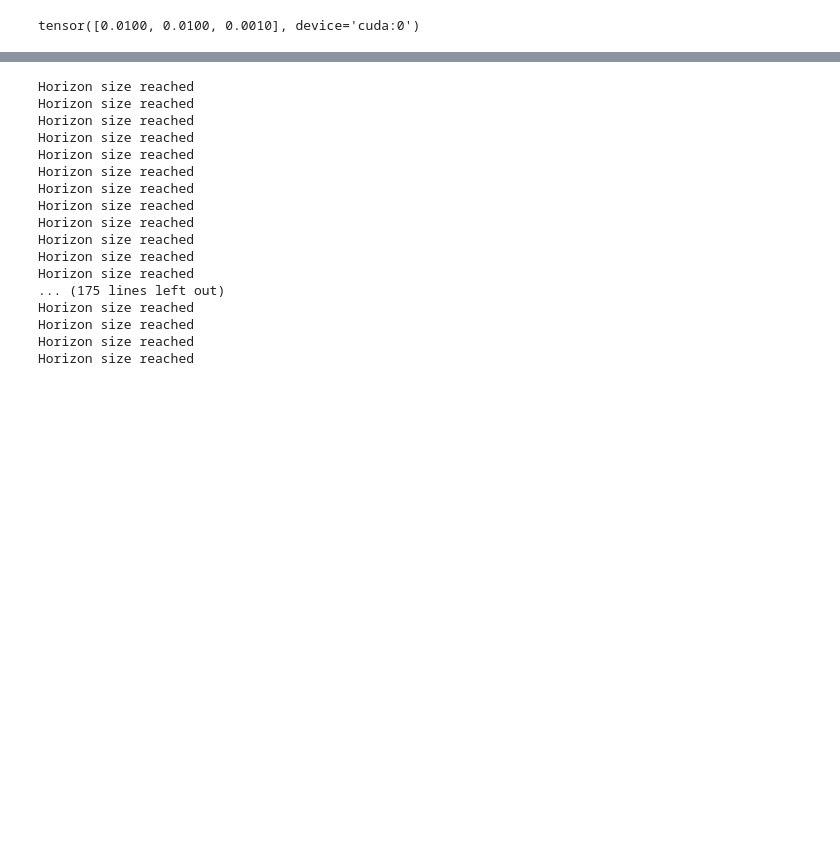
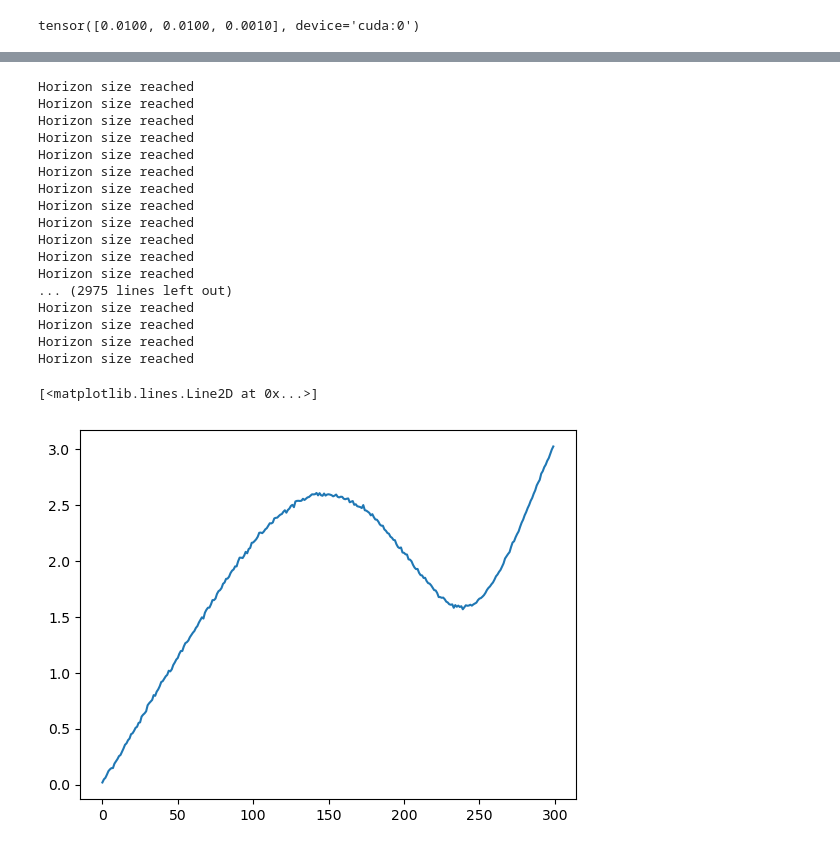
Before and after one commit to r4hul77/Bayesian_Calibration, a Jupyter notebook: Untitled.ipynb, the cells around one changed output, grey strips where cells are left out. Cells and saved outputs as stored; diff of their text form; code cells hidden in the pictures; blank space fills up the shorter version.

```diff
--- a/Untitled.ipynb
+++ b/Untitled.ipynb
@@ -113,7 +113,8 @@ outs = []
 for i in range(gps_data.shape[0]):
     for j in range(9):
         calibrator.update(accel_data[i*10+j], None)
-    outs.append(calibrator.update(accel_data[i*10+9], gps_data[i]))
+    quats,( _, rms) = calibrator.update(accel_data[i*10+9], gps_data[i])
+    outs.append([quats, rms.mean(), rms.min(), rms.max()])
 # %% [output]
 Horizon size reached
 Horizon size reached
@@ -127,13 +128,20 @@ Horizon size reached
 Horizon size reached
 Horizon size reached
 Horizon size reached
-... (175 lines left out)
+... (2975 lines left out)
 Horizon size reached
 Horizon size reached
 Horizon size reached
 Horizon size reached
 # %%
-imu_data
+rms_mean = [mean.cpu() for _, mean, _, _ in outs]
+# %%
+import matplotlib.pyplot as plt
+
+plt.plot(rms_mean)
+# %% [output]
+[<matplotlib.lines.Line2D at 0x...>]
+[figure, added]
 # %%
 roma.quat_action(torch.unsqueeze(quat, dim=0), torch.unsqueeze(accel_data[i*10+9], dim=0))
 # %%
```
Also changed, not shown: parts of 10 cells of this notebook, 1 other file.
